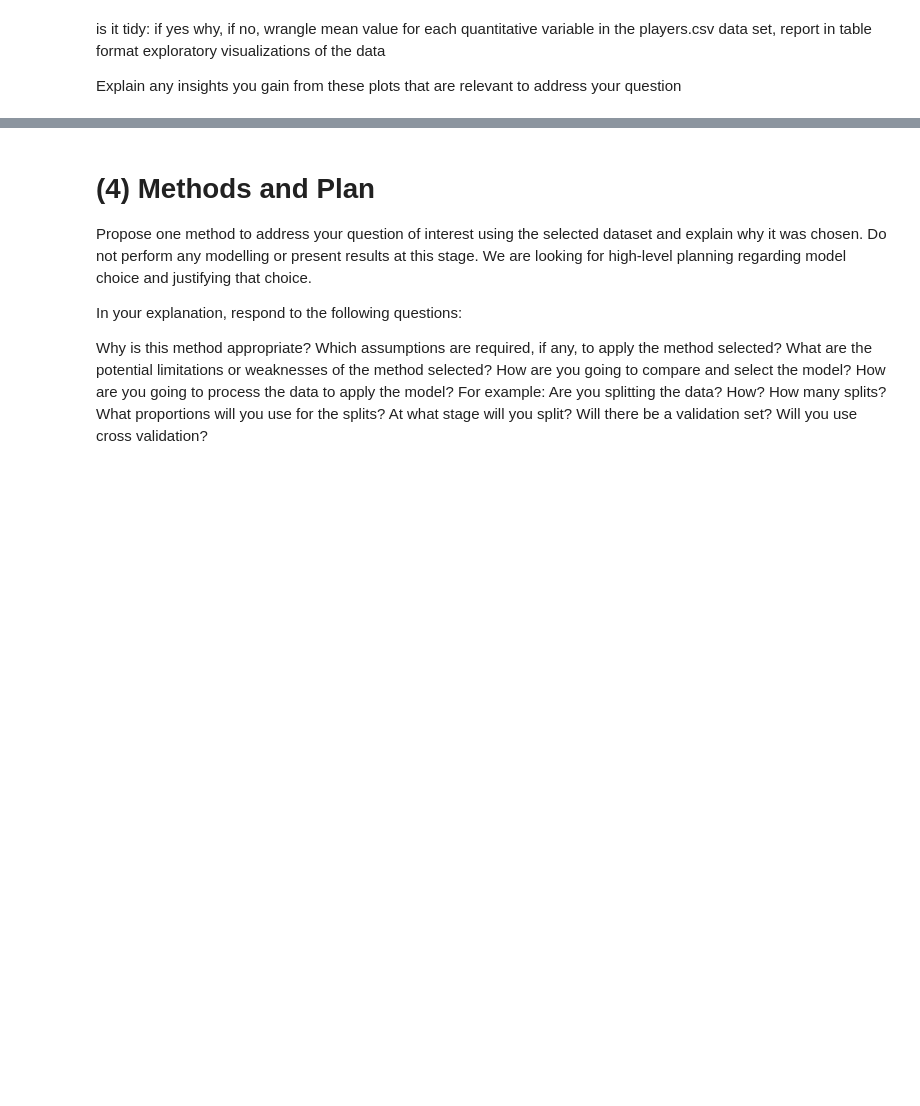
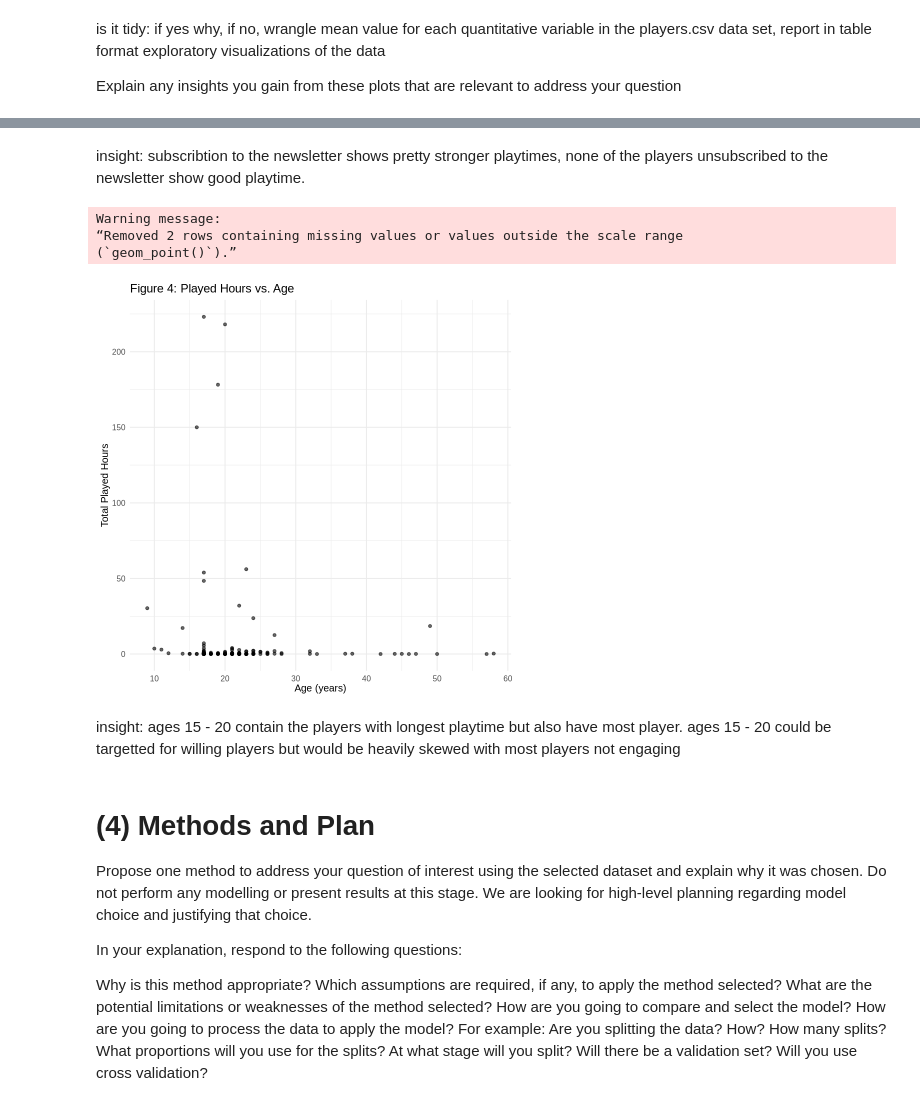
Before and after one commit to ctrl-tiramisu/dsci-100-2025w1-group-008, a Jupyter notebook: individual planning report.ipynb, the cells around one changed output, grey strips where cells are left out. Cells and saved outputs as stored; diff of their text form; code cells hidden in the pictures; blank space fills up the shorter version.

```diff
--- a/individual planning report.ipynb
+++ b/individual planning report.ipynb
@@ -233,3 +318,22 @@ Explain any insights you gain from these plots that are relevant to address your
+# %% [markdown]
+insight: subscribtion to the newsletter shows pretty stronger playtimes, none of the players unsubscribed to the newsletter show good playtime.
+# %%
+#plot 4
+
+players_age_played <- players_tidy |>
+  ggplot(aes(x = Age, y = played_hours)) +
+  geom_point(alpha = 0.6) +
+  labs(title = "Figure 4: Played Hours vs. Age", x = "Age (years)", y = "Total Played Hours") +
+  theme_minimal(base_size = 12)
+
+players_age_played
+# %% [output]
+Warning message:
+“Removed 2 rows containing missing values or values outside the scale range
+(`geom_point()`).”
+[figure, added]
+# %% [markdown]
+insight: ages 15 - 20 contain the players with longest playtime but also have most player. ages 15 - 20 could be targetted for willing players but would be heavily skewed with most players not engaging
 # %% [markdown]
 # (4) Methods and Plan
 Propose one method to address your question of interest using the selected dataset and explain why it was chosen. Do not perform any modelling or present results at this stage. We are looking for high-level planning regarding model choice and justifying that choice.
```
Also changed, not shown: parts of 8 cells of this notebook.
